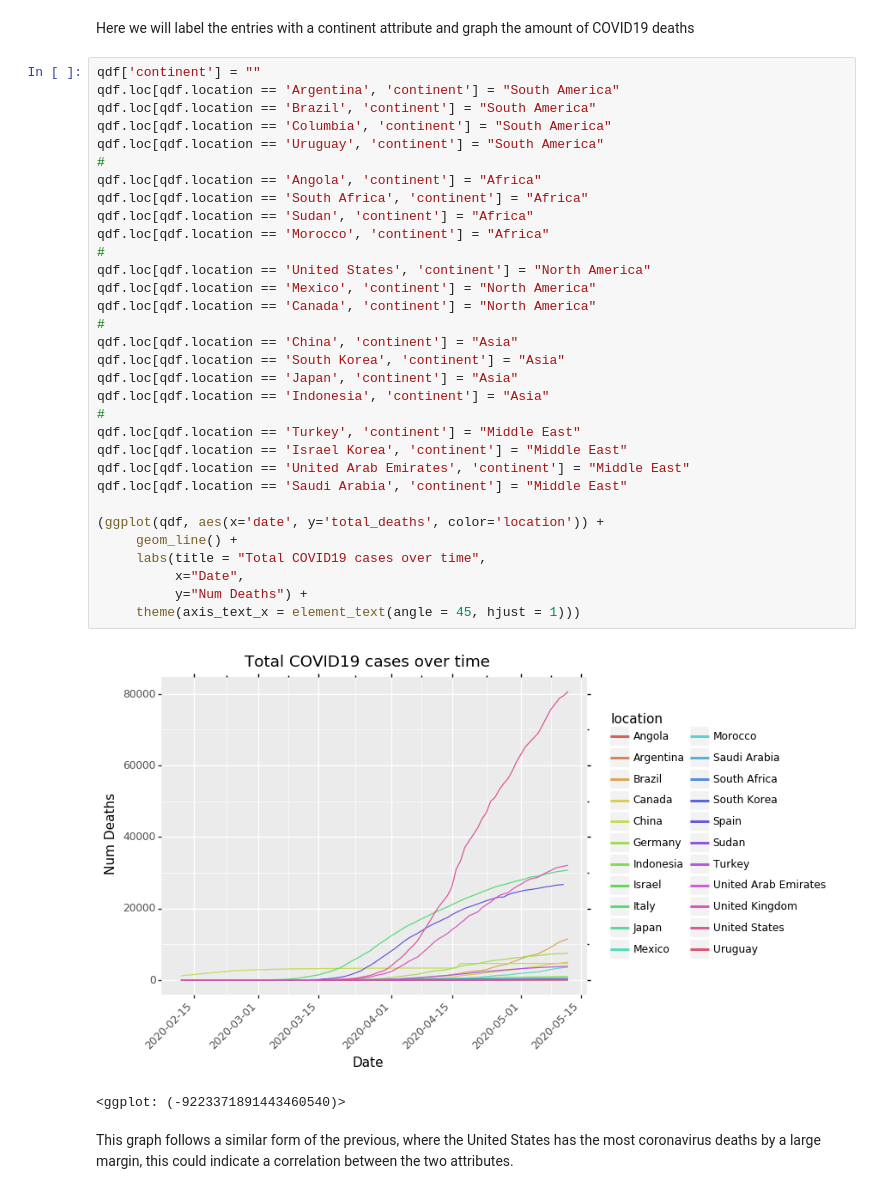
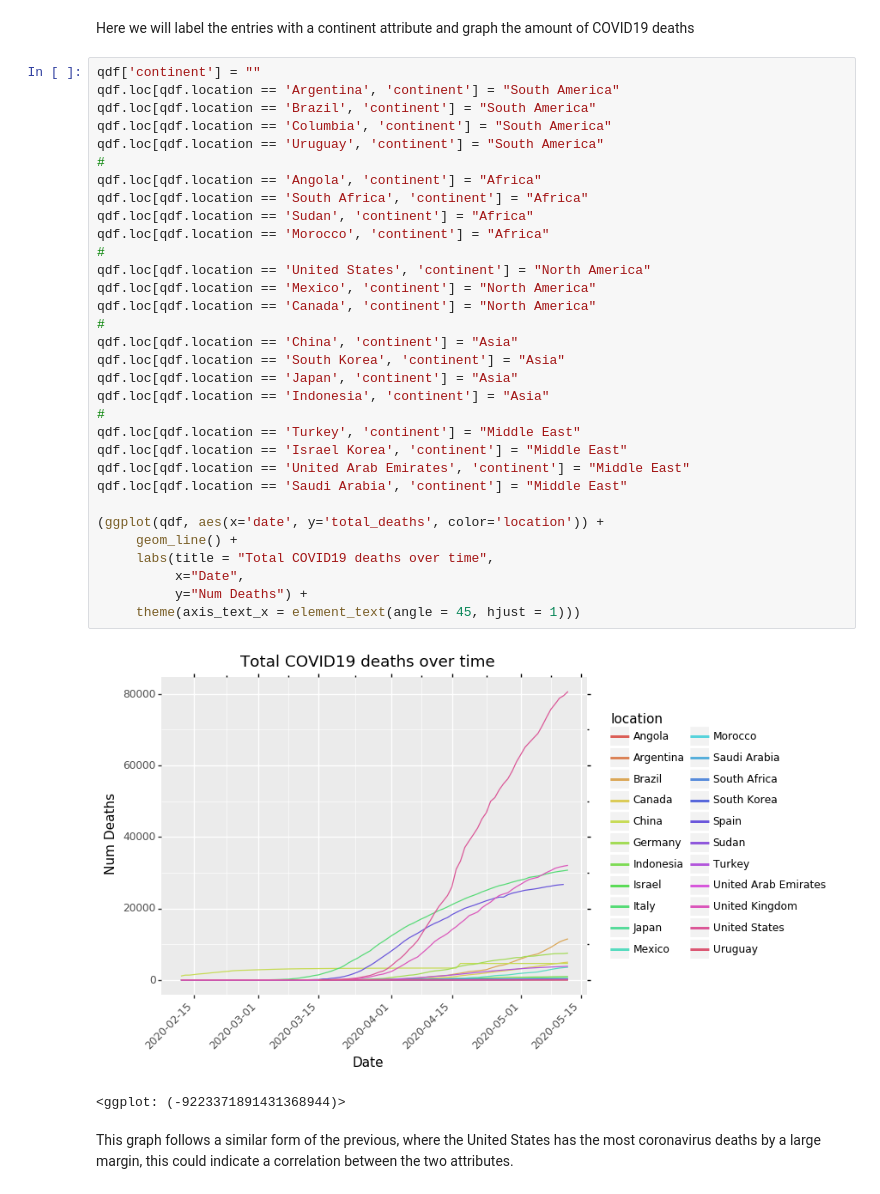
Before and after one commit to TEthanT/TEthanT.github.io, a Jupyter notebook: FinalProject.ipynb, the cells around one changed output. Drawn from its saved outputs; the diff is of its cells as text.

```diff
--- a/FinalProject.ipynb
+++ b/FinalProject.ipynb
@@ -109,36 +109,36 @@ qdf['continent'] = ""
 qdf.loc[qdf.location == 'Argentina', 'continent'] = "South America"
 qdf.loc[qdf.location == 'Brazil', 'continent'] = "South America"
 qdf.loc[qdf.location == 'Columbia', 'continent'] = "South America"
 qdf.loc[qdf.location == 'Uruguay', 'continent'] = "South America"
 #
 qdf.loc[qdf.location == 'Angola', 'continent'] = "Africa"
 qdf.loc[qdf.location == 'South Africa', 'continent'] = "Africa"
 qdf.loc[qdf.location == 'Sudan', 'continent'] = "Africa"
 qdf.loc[qdf.location == 'Morocco', 'continent'] = "Africa"
 #
 qdf.loc[qdf.location == 'United States', 'continent'] = "North America"
 qdf.loc[qdf.location == 'Mexico', 'continent'] = "North America"
 qdf.loc[qdf.location == 'Canada', 'continent'] = "North America"
 #
 qdf.loc[qdf.location == 'China', 'continent'] = "Asia"
 qdf.loc[qdf.location == 'South Korea', 'continent'] = "Asia"
 qdf.loc[qdf.location == 'Japan', 'continent'] = "Asia"
 qdf.loc[qdf.location == 'Indonesia', 'continent'] = "Asia"
 #
 qdf.loc[qdf.location == 'Turkey', 'continent'] = "Middle East"
 qdf.loc[qdf.location == 'Israel Korea', 'continent'] = "Middle East"
 qdf.loc[qdf.location == 'United Arab Emirates', 'continent'] = "Middle East"
 qdf.loc[qdf.location == 'Saudi Arabia', 'continent'] = "Middle East"
 
 (ggplot(qdf, aes(x='date', y='total_deaths', color='location')) +
      geom_line() +
-     labs(title = "Total COVID19 cases over time",
+     labs(title = "Total COVID19 deaths over time",
           x="Date",
           y="Num Deaths") +
      theme(axis_text_x = element_text(angle = 45, hjust = 1)))
 # %% [output]
-[figure, old version]
+[figure, new version]
-<ggplot: (-9223371891443460540)>
+<ggplot: (-9223371891431368944)>
 # %% [markdown]
 This graph follows a similar form of the previous, where the United States has the most coronavirus deaths by a large margin, this could indicate a correlation between the two attributes.
 # %% [markdown]
```
Also changed, not shown: parts of 4 cells of this notebook.
